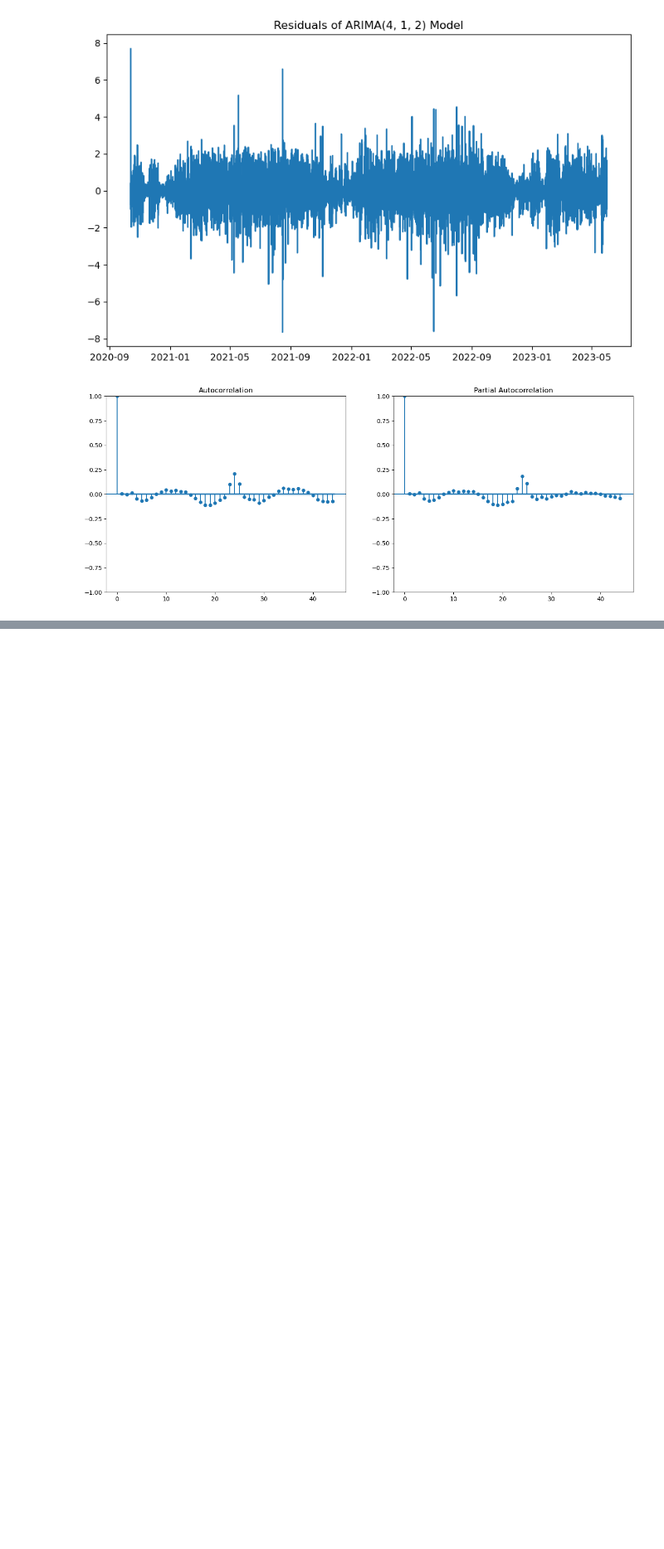
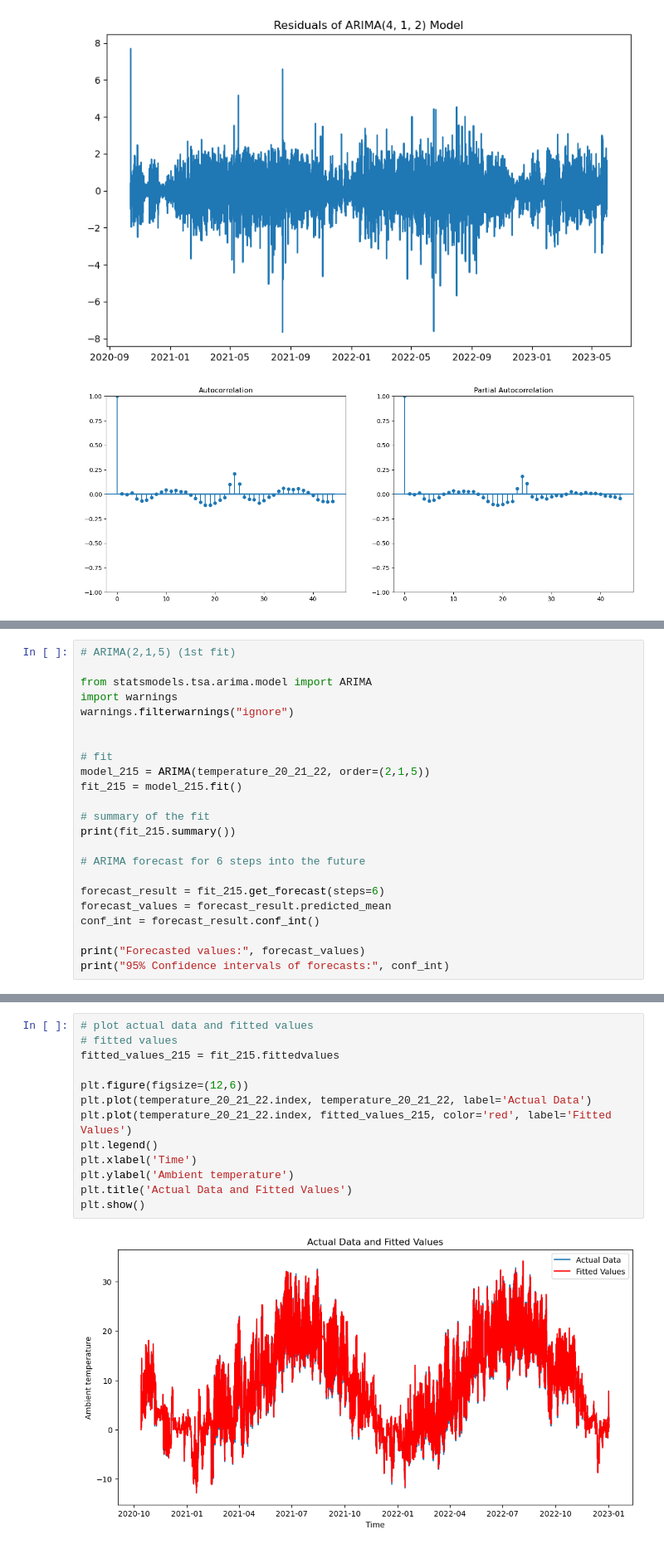
Before and after one commit to bregina98/Local-prediction-of-weather-parameters-based-on-historical-data, a Jupyter notebook: ambient_temperature.ipynb, the cells around one changed output, grey strips where cells are left out. Shown at 83% size. Drawn from its saved outputs; the diff is of its cells as text; blank space fills up the shorter version.

Commit message:
simple models defined

```diff
--- a/ambient_temperature.ipynb
+++ b/ambient_temperature.ipynb
@@ -375,0 +445,23 @@ fit_215 = best_model.fit()
+# %%
+# ARIMA(2,1,5) (1st fit)
+
+from statsmodels.tsa.arima.model import ARIMA
+import warnings
+warnings.filterwarnings("ignore")
+
+
+# fit
+model_215 = ARIMA(temperature_20_21_22, order=(2,1,5))
+fit_215 = model_215.fit()
+
+# summary of the fit
+print(fit_215.summary())
+
+# ARIMA forecast for 6 steps into the future
+
+forecast_result = fit_215.get_forecast(steps=6)
+forecast_values = forecast_result.predicted_mean
+conf_int = forecast_result.conf_int()
+
+print("Forecasted values:", forecast_values)
+print("95% Confidence intervals of forecasts:", conf_int)
@@ -375,0 +486,15 @@ fit_215 = best_model.fit()
+# %%
+# plot actual data and fitted values
+# fitted values
+fitted_values_215 = fit_215.fittedvalues
+
+plt.figure(figsize=(12,6))
+plt.plot(temperature_20_21_22.index, temperature_20_21_22, label='Actual Data')
+plt.plot(temperature_20_21_22.index, fitted_values_215, color='red', label='Fitted Values')
+plt.legend()
+plt.xlabel('Time')
+plt.ylabel('Ambient temperature')
+plt.title('Actual Data and Fitted Values')
+plt.show()
+# %% [output]
+[figure, added]
```
Also changed, not shown: parts of 8 cells of this notebook.
